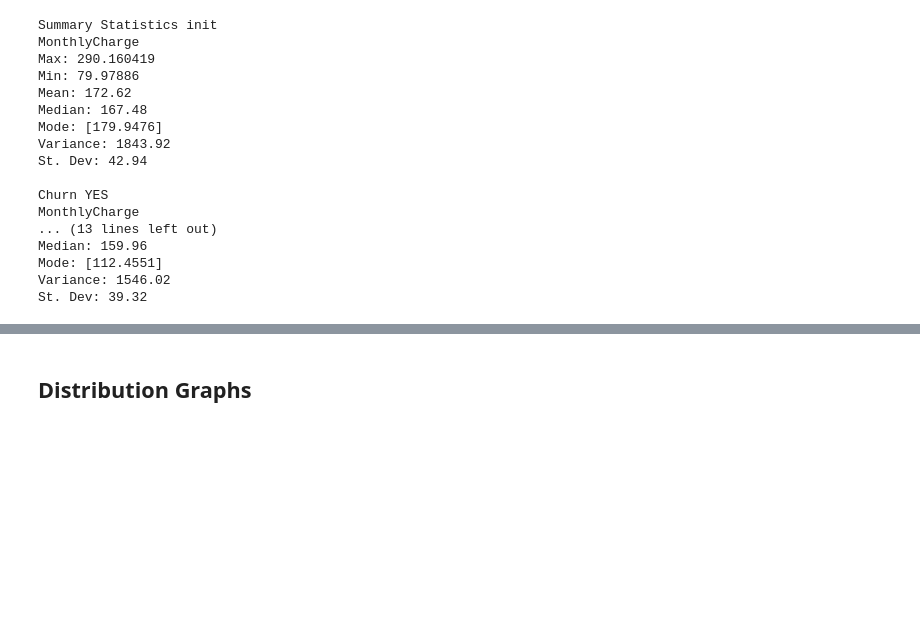
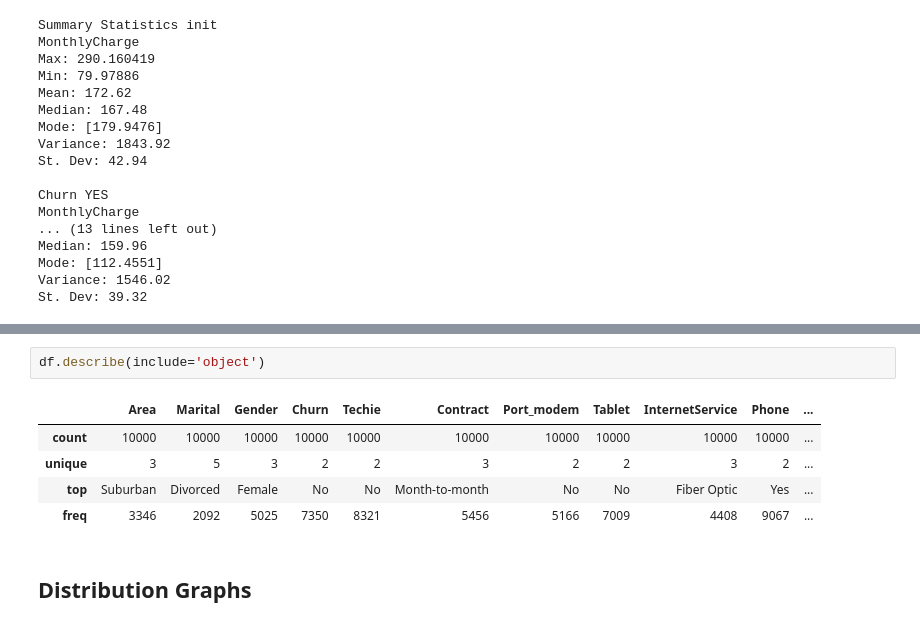
Before and after one commit to dayanaviana/WGU, a Jupyter notebook: DvToolkit/__main__D208.ipynb, the cells around one changed output, grey strips where cells are left out. Drawn from its saved outputs; the diff is of its cells as text; blank space fills up the shorter version.

```diff
--- a/DvToolkit/__main__D208.ipynb
+++ b/DvToolkit/__main__D208.ipynb
@@ -65,3 +82,11 @@ St. Dev: 39.32
+# %%
+df.describe(include='object')
+# %% [output]
+|  | Area | Marital | Gender | Churn | Techie | Contract | Port_modem | Tablet | InternetService | Phone | ... |
+| count | 10000 | 10000 | 10000 | 10000 | 10000 | 10000 | 10000 | 10000 | 10000 | 10000 | ... |
+| unique | 3 | 5 | 3 | 2 | 2 | 3 | 2 | 2 | 3 | 2 | ... |
+| top | Suburban | Divorced | Female | No | No | Month-to-month | No | No | Fiber Optic | Yes | ... |
+| freq | 3346 | 2092 | 5025 | 7350 | 8321 | 5456 | 5166 | 7009 | 4408 | 9067 | ... |
 # %% [markdown]
 ## Distribution Graphs
 # %%
```
Also changed, not shown: parts of 3 cells of this notebook, 2 other files.
